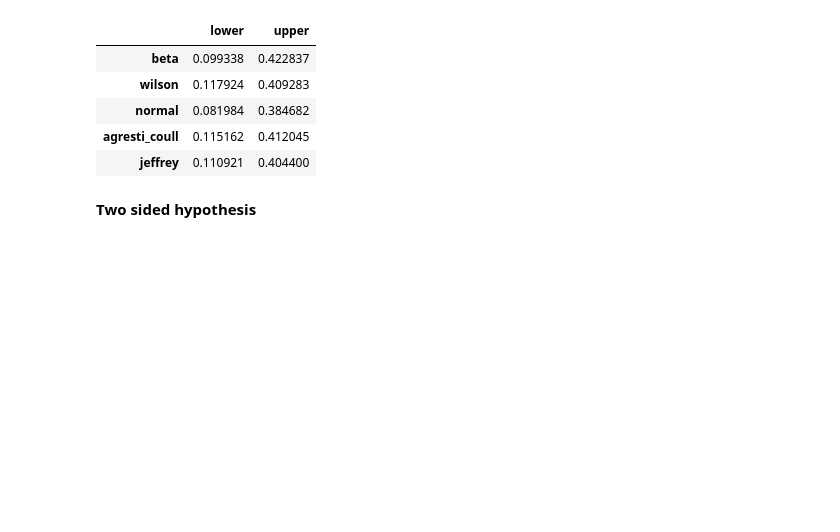
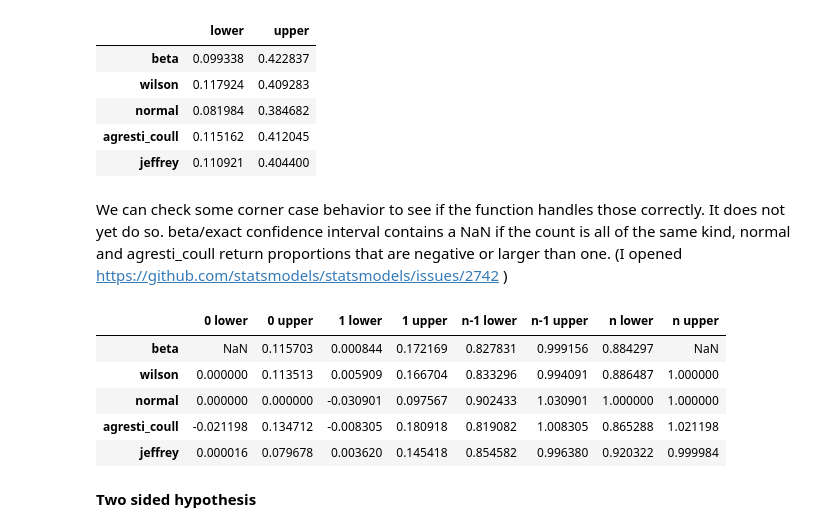
Before and after one commit to josef-pkt/misc, a Jupyter notebook: notebooks/proportion_one_power.ipynb, the cells around one changed output. Saved outputs shown, nothing was run; the diff lists cells and outputs as text; code cells hidden in the pictures; blank space fills up the shorter version.

Commit message:
ENH: proportion notebook, add GLM, cornercase, sensitivity-experiment

```diff
--- a/notebooks/proportion_one_power.ipynb
+++ b/notebooks/proportion_one_power.ipynb
@@ -54,6 +54,26 @@ estimate:  0.23333333333333334
 | normal | 0.081984 | 0.384682 |
 | agresti_coull | 0.115162 | 0.412045 |
 | jeffrey | 0.110921 | 0.404400 |
+# %% [markdown]
+We can check some corner case behavior to see if the function handles those correctly. It does not yet do so. beta/exact confidence interval contains a NaN if the count is all of the same kind, normal and agresti_coull return proportions that are negative or larger than one. (I opened https://github.com/statsmodels/statsmodels/issues/2742 )
+# %%
+count_ = 0
+confints0 = [smprop.proportion_confint(count_, nobs, alpha=0.05, method=method) for method in confint_methods]
+count_ = 1
+confints1 = [smprop.proportion_confint(count_, nobs, alpha=0.05, method=method) for method in confint_methods]
+count_ = nobs - 1
+confintsnm1 = [smprop.proportion_confint(count_, nobs, alpha=0.05, method=method) for method in confint_methods]
+count_ = nobs
+confintsn = [smprop.proportion_confint(count_, nobs, alpha=0.05, method=method) for method in confint_methods]
+pd.DataFrame(np.column_stack((confints0, confints1, confintsnm1, confintsn)), index=confint_methods,
+             columns=['0 lower', '0 upper', '1 lower', '1 upper', 'n-1 lower', 'n-1 upper', 'n lower', 'n upper'])
+# %% [output]
+|  | 0 lower | 0 upper | 1 lower | 1 upper | n-1 lower | n-1 upper | n lower | n upper |
+| beta | NaN | 0.115703 | 0.000844 | 0.172169 | 0.827831 | 0.999156 | 0.884297 | NaN |
+| wilson | 0.000000 | 0.113513 | 0.005909 | 0.166704 | 0.833296 | 0.994091 | 0.886487 | 1.000000 |
+| normal | 0.000000 | 0.000000 | -0.030901 | 0.097567 | 0.902433 | 1.030901 | 1.000000 | 1.000000 |
+| agresti_coull | -0.021198 | 0.134712 | -0.008305 | 0.180918 | 0.819082 | 1.008305 | 0.865288 | 1.021198 |
+| jeffrey | 0.000016 | 0.079678 | 0.003620 | 0.145418 | 0.854582 | 0.996380 | 0.920322 | 0.999984 |
 # %% [markdown]
 **Two sided hypothesis**
 # %%
```
Also changed, not shown: parts of 19 cells of this notebook, 1 other file.
